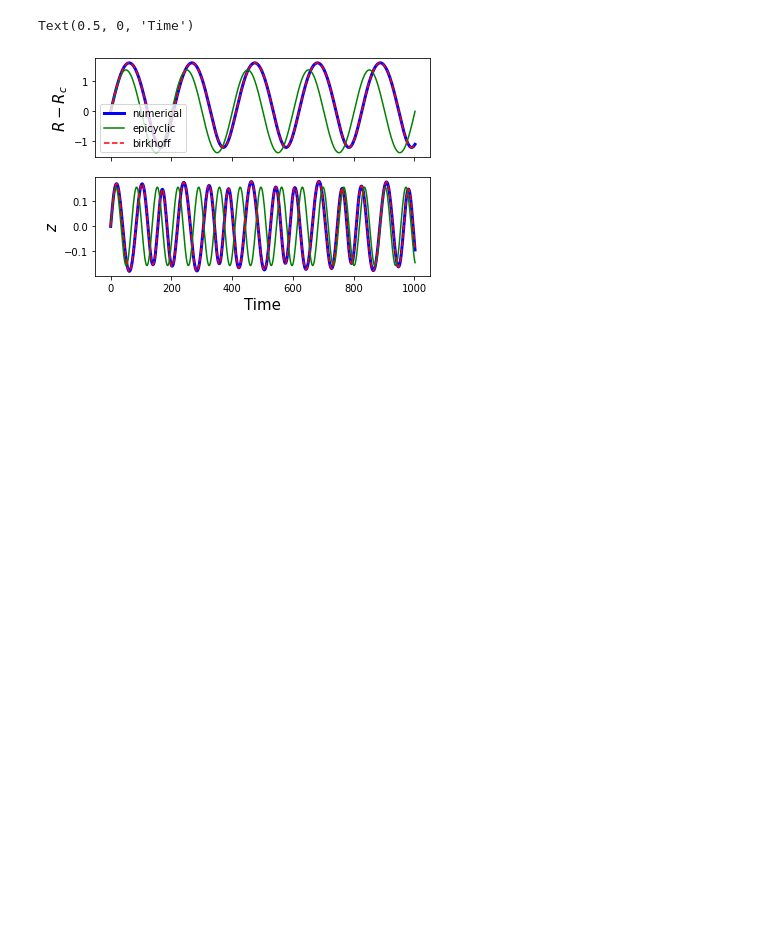
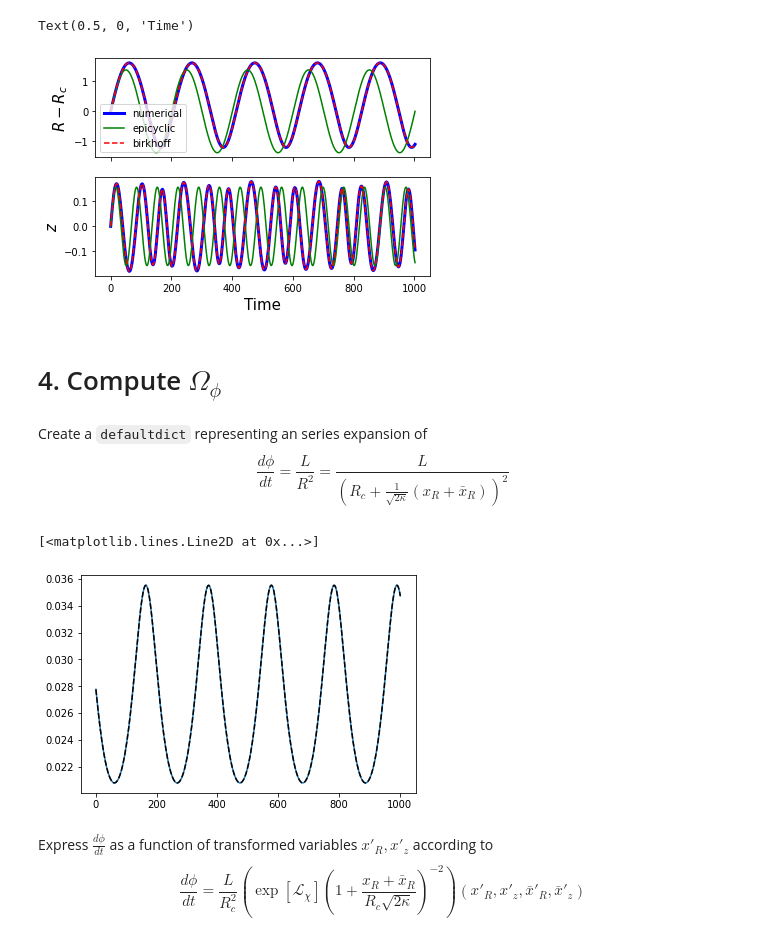
Before and after one commit to shadden/AA_variables_via_Birkhoff_Normalization, a Jupyter notebook: notebooks/Birkhoff_Normalization_Example.ipynb, the cells around one changed output. Saved outputs shown, nothing was run; the diff lists cells and outputs as text; code cells hidden in the pictures; blank space fills up the shorter version.

Commit message:
treat angular variable

```diff
--- a/notebooks/Birkhoff_Normalization_Example.ipynb
+++ b/notebooks/Birkhoff_Normalization_Example.ipynb
@@ -17,6 +17,6 @@ L,a,b = 3,3,0.3
 
 Rc = MiyamotoNagai_L_to_Rc(L,a,b)
 vc = L/Rc
-ham = MiyamotoNagai_get_hamiltonian([Rc,0,0,0],L,a,b)
+ham = MiyamotoNagai_get_hamiltonian_full([0,Rc,0,L,0,0],a,b)
 # %% [markdown]
 `ham` stores a symbolic representation of the Hamiltonian
@@ -32,7 +28,7 @@ from celmech.poisson_series import PoissonSeries
 from SeriesUtils import PotentialDerivativesToPoissonSeries
 from SeriesUtils import pert_series_to_PoissonSeries
 # %%
-R,z,pR,pz = ham.qp_vars
+_,R,z,_,pR,pz = ham.qp_vars
 qp_rule = ham.qp
 cvar_symbols = sp.symbols("x_R,x_z,xbar_R,xbar_z")
 # %%
@@ -118,8 +114,9 @@ xz_osc_to_mean_pade2 = lambda xR,xz: xz * _xz_func(xR,np.conjugate(xR),np.abs(xz
 # %% [markdown]
 Integration loop
 # %%
-R0,z0,pR0,pz0 = Rc, 0., 0.15 * vc , 0.05 * vc
-x0 = [R0,z0,pR0,pz0]
+phi0,R0,z0, = 0., Rc, 0,
+L0,pR0,pz0 = L, 0.15 * vc , 0.05 * vc
+x0 = [phi0,R0,z0,L0,pR0,pz0]
 ham.state.t = 0.
 ham.state.values = x0
 Nout = 4*128
@@ -131,8 +128,12 @@ for i,t in enumerate(times):
 # %% [markdown]
 Compute actions
 # %%
-xR_values = np.sqrt(0.5*omega[0]) * ((orbit.T[0]-Rc) + 1j * orbit.T[2]/omega[0])
-xz_values = np.sqrt(0.5*omega[1]) * ((orbit.T[1]) + 1j * orbit.T[3]/omega[1])
+iR = ham.qp_vars.index(R)
+iz = ham.qp_vars.index(z)
+ipR = iR + ham.N_dof
+ipz = iz + ham.N_dof
+xR_values = np.sqrt(0.5*omega[0]) * ((orbit.T[iR]-Rc) + 1j * orbit.T[ipR]/omega[0])
+xz_values = np.sqrt(0.5*omega[1]) * ((orbit.T[iz]) + 1j * orbit.T[ipz]/omega[1])
 
 def get_action(xi_prime_func,xR,xz):
     xi_prime = xi_prime_func(xR,xz)
@@ -236,3 +237,5 @@ ax[1].set_xlabel("Time",fontsize=15)
 # %% [output]
 Text(0.5, 0, 'Time')
 [figure]
+# %% [markdown]
+# 4. Compute  $\Omega_\phi$
@@ -238,0 +244,30 @@ Text(0.5, 0, 'Time')
+# %% [markdown]
+Create a `defaultdict` representing an series expansion of
+$$
+\frac{d\phi}{dt} = \frac{L}{R^2} = \frac{L}{\left(R_c + \frac{1}{\sqrt{2\kappa}}(x_R+\bar{x}_R)\right)^2}
+$$
+# %%
+phi_dot_series = generate_phidot_series(Rc,omega[0],lmax)
+phi_dot_fn = pert_series_to_function(phi_dot_series)
+Omega_phi0 = L / Rc / Rc
+
+Omega_phi_by_Omega_phi0 = phi_dot_fn(xR_values,xz_values)
+# should be real-valued
+assert np.alltrue(np.isclose(np.imag(Omega_phi_by_Omega_phi0),0))
+Omega_phi_by_Omega_phi0 = np.real(Omega_phi_by_Omega_phi0)
+
+
+plt.plot(times,L/orbit.T[iR]/orbit.T[iR])
+plt.plot(times,Omega_phi0 * Omega_phi_by_Omega_phi0,'k--')
+# %% [output]
+[<matplotlib.lines.Line2D at 0x...>]
+[figure, added]
+# %% [markdown]
+Express $\frac{d\phi}{dt}$ as a function of transformed variables $x'_R,x'_z$ according to
+$$
+\frac{d\phi}{dt} = \frac{L}{R_c^2}
+\left(
+    \exp[\mathcal{L}_\chi]
+    \left(1 + \frac{x_R+\bar{x}_R}{R_c\sqrt{2\kappa}}\right)^{-2}
+\right)(x'_R,x'_z,\bar{x}'_R,\bar{x}'_z)
+$$
```
Also changed, not shown: parts of 8 cells of this notebook.
